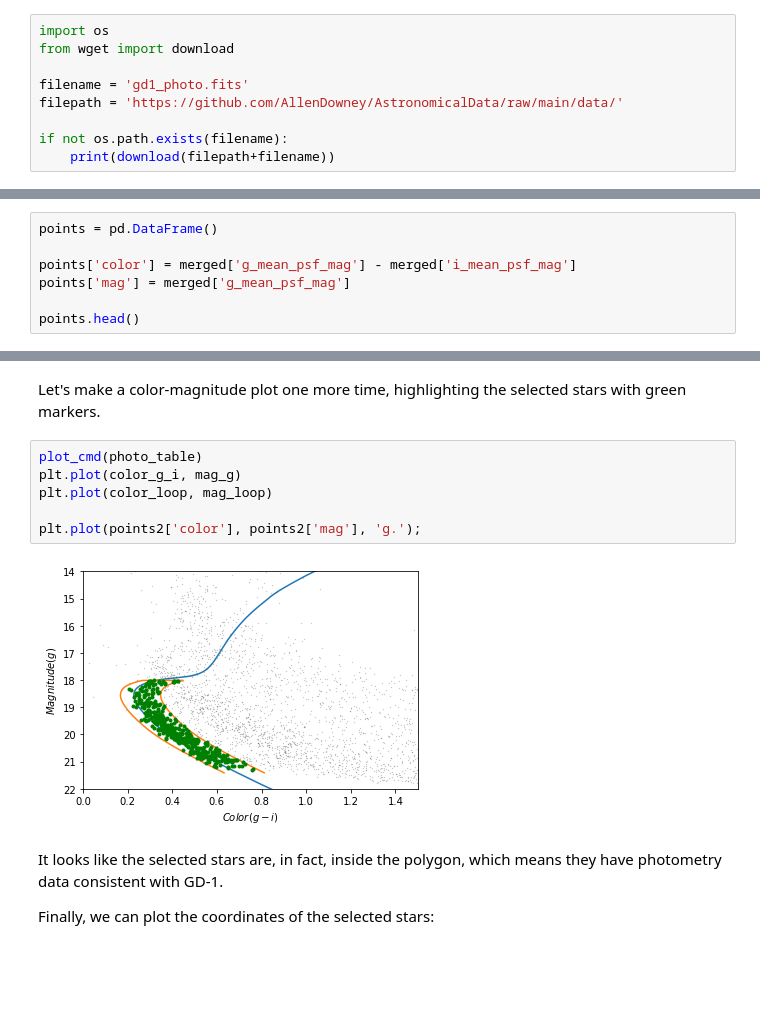
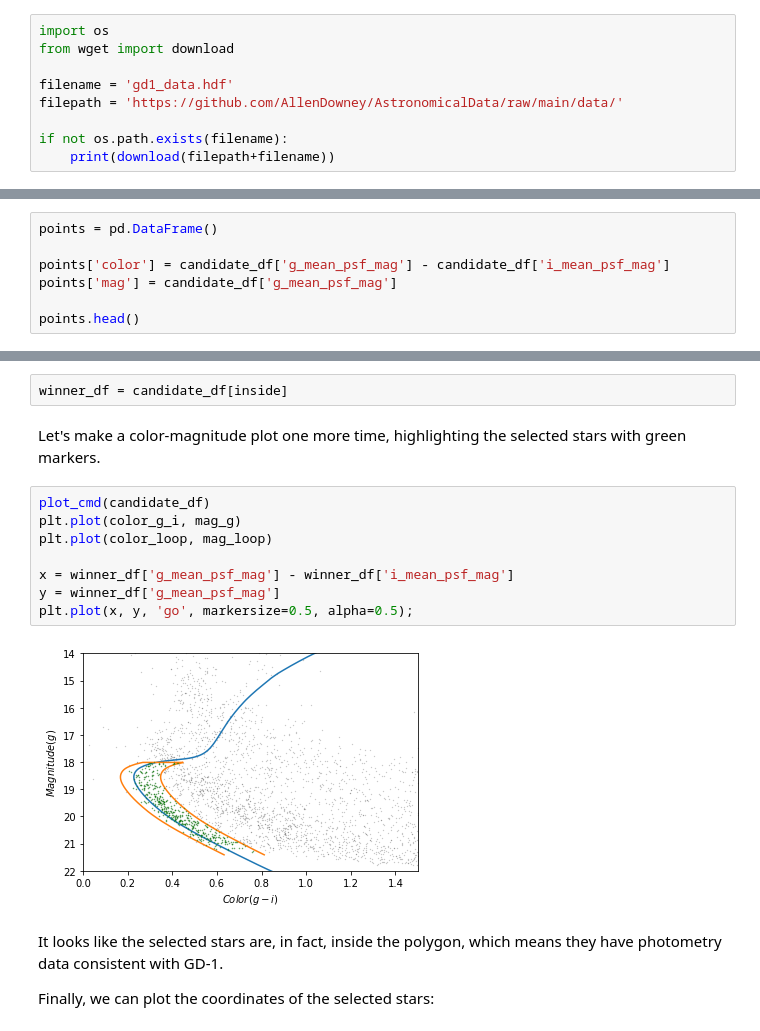
Before and after one commit to AllenDowney/AstronomicalData, a Jupyter notebook: _sources/06_photo.ipynb, the cells around one changed output, grey strips where cells are left out. Saved outputs shown, nothing was run; the diff lists cells and outputs as text; blank space fills up the shorter version.

```diff
--- a/_sources/06_photo.ipynb
+++ b/_sources/06_photo.ipynb
@@ -81,7 +79,7 @@ The following cell downloads the photometry data we created in the previous note
 import os
 from wget import download
 
-filename = 'gd1_photo.fits'
+filename = 'gd1_data.hdf'
 filepath = 'https://github.com/AllenDowney/AstronomicalData/raw/main/data/'
 
 if not os.path.exists(filename):
@@ -597,8 +506,8 @@ We'll put color and magnitude data from `merged` into a new `DataFrame`:
 # %%
 points = pd.DataFrame()
 
-points['color'] = merged['g_mean_psf_mag'] - merged['i_mean_psf_mag']
-points['mag'] = merged['g_mean_psf_mag']
+points['color'] = candidate_df['g_mean_psf_mag'] - candidate_df['i_mean_psf_mag']
+points['mag'] = candidate_df['g_mean_psf_mag']
 
 points.head()
 # %% [output]
@@ -629,13 +535,17 @@ points2 = points[inside]
+# %%
+winner_df = candidate_df[inside]
 # %% [markdown]
 Let's make a color-magnitude plot one more time, highlighting the selected stars with green markers.
 # %%
-plot_cmd(photo_table)
+plot_cmd(candidate_df)
 plt.plot(color_g_i, mag_g)
 plt.plot(color_loop, mag_loop)
 
-plt.plot(points2['color'], points2['mag'], 'g.');
+x = winner_df['g_mean_psf_mag'] - winner_df['i_mean_psf_mag']
+y = winner_df['g_mean_psf_mag']
+plt.plot(x, y, 'go', markersize=0.5, alpha=0.5);
 # %% [output]
-[figure, old version]
+[figure, new version]
 # %% [markdown]
 It looks like the selected stars are, in fact, inside the polygon, which means they have photometry data consistent with GD-1.
 
```
Also changed, not shown: parts of 37 cells of this notebook, 32 other files.
